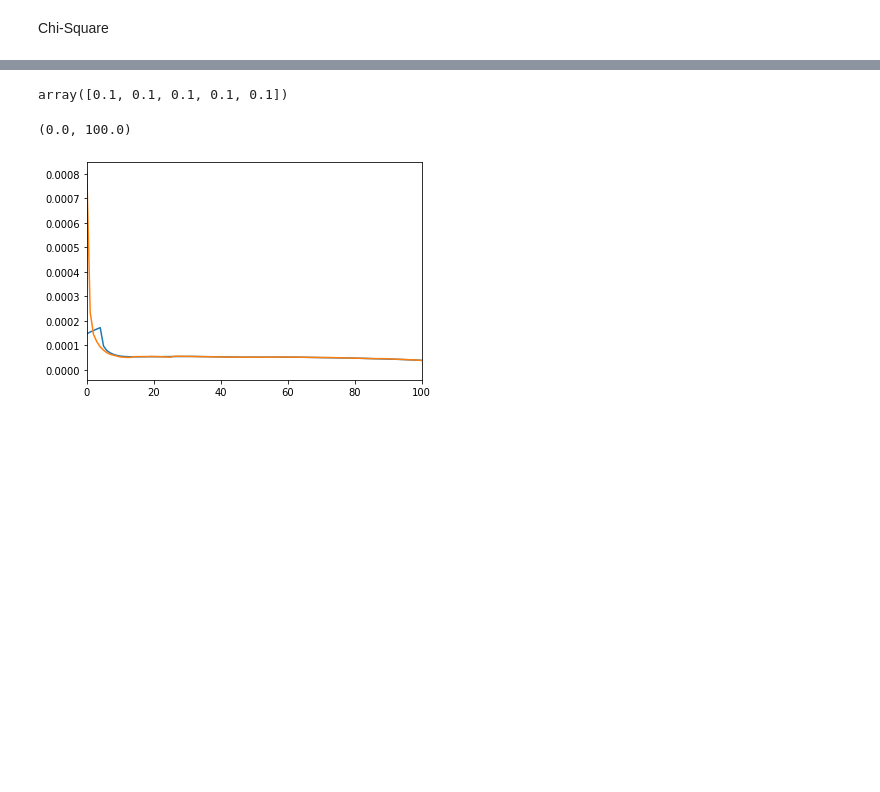
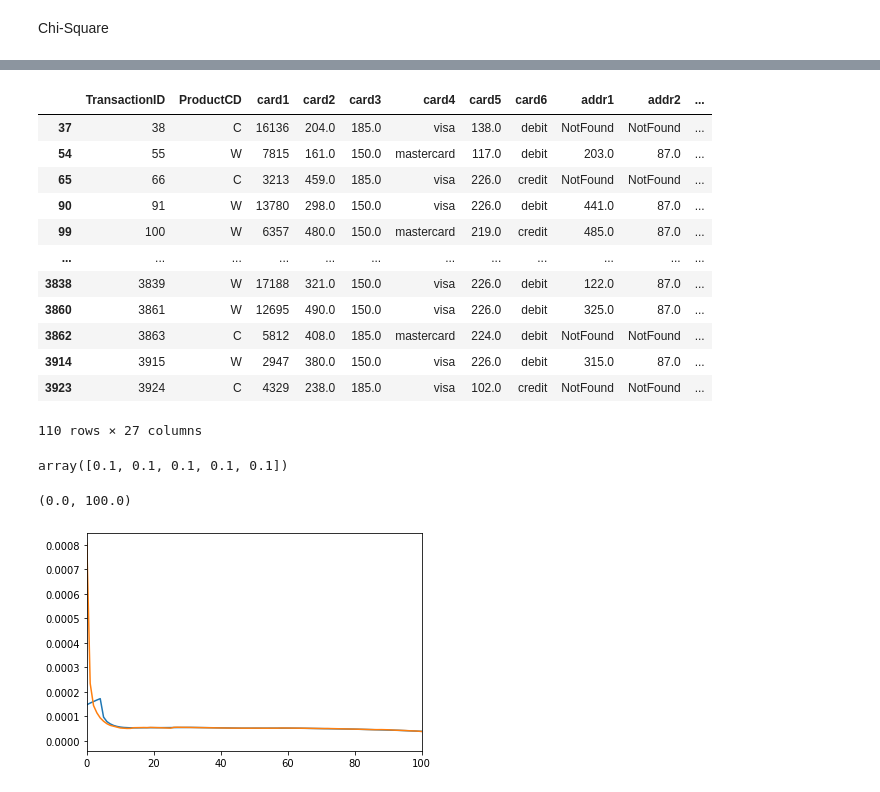
Before and after one commit to YinQingYuanQue/HM1_DT_CS529, a Jupyter notebook: HM1.ipynb, the cells around one changed output, grey strips where cells are left out. Drawn from its saved outputs; the diff is of its cells as text; code cells hidden in the pictures; blank space fills up the shorter version.

```diff
--- a/HM1.ipynb
+++ b/HM1.ipynb
@@ -168,3 +203,19 @@ plt.plot(a)
+# %%
+test[test[Target] == 1]
+# %% [output]
+|  | TransactionID | ProductCD | card1 | card2 | card3 | card4 | card5 | card6 | addr1 | addr2 | ... |
+| 37 | 38 | C | 16136 | 204.0 | 185.0 | visa | 138.0 | debit | NotFound | NotFound | ... |
+| 54 | 55 | W | 7815 | 161.0 | 150.0 | mastercard | 117.0 | debit | 203.0 | 87.0 | ... |
+| 65 | 66 | C | 3213 | 459.0 | 185.0 | visa | 226.0 | credit | NotFound | NotFound | ... |
+| 90 | 91 | W | 13780 | 298.0 | 150.0 | visa | 226.0 | debit | 441.0 | 87.0 | ... |
+| 99 | 100 | W | 6357 | 480.0 | 150.0 | mastercard | 219.0 | credit | 485.0 | 87.0 | ... |
+| ... | ... | ... | ... | ... | ... | ... | ... | ... | ... | ... | ... |
+| 3838 | 3839 | W | 17188 | 321.0 | 150.0 | visa | 226.0 | debit | 122.0 | 87.0 | ... |
+| 3860 | 3861 | W | 12695 | 490.0 | 150.0 | visa | 226.0 | debit | 325.0 | 87.0 | ... |
+| 3862 | 3863 | C | 5812 | 408.0 | 185.0 | mastercard | 224.0 | debit | NotFound | NotFound | ... |
+| 3914 | 3915 | W | 2947 | 380.0 | 150.0 | visa | 226.0 | debit | 315.0 | 87.0 | ... |
+| 3923 | 3924 | C | 4329 | 238.0 | 185.0 | visa | 102.0 | credit | NotFound | NotFound | ... |
+110 rows × 27 columns
 # %%
 a_fft = np.fft.fft(a)
 conv_array = np.zeros(a_fft.shape)
```
Also changed, not shown: parts of 8 cells of this notebook.
